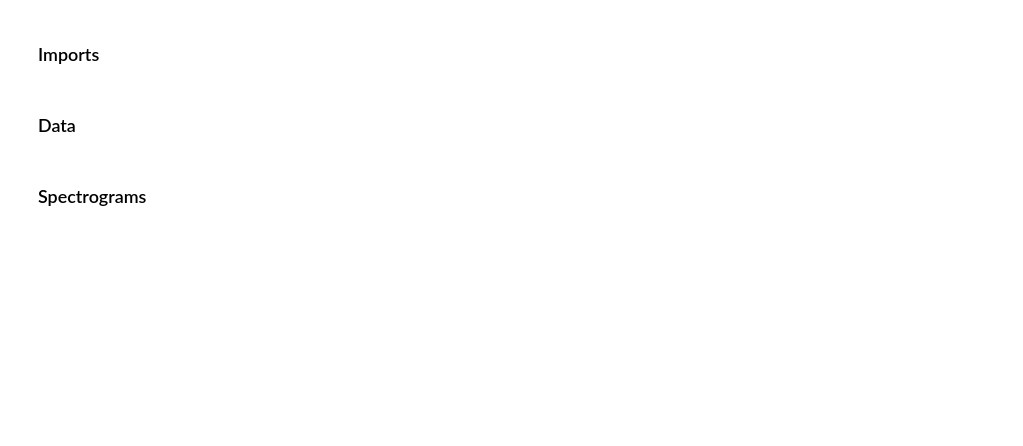
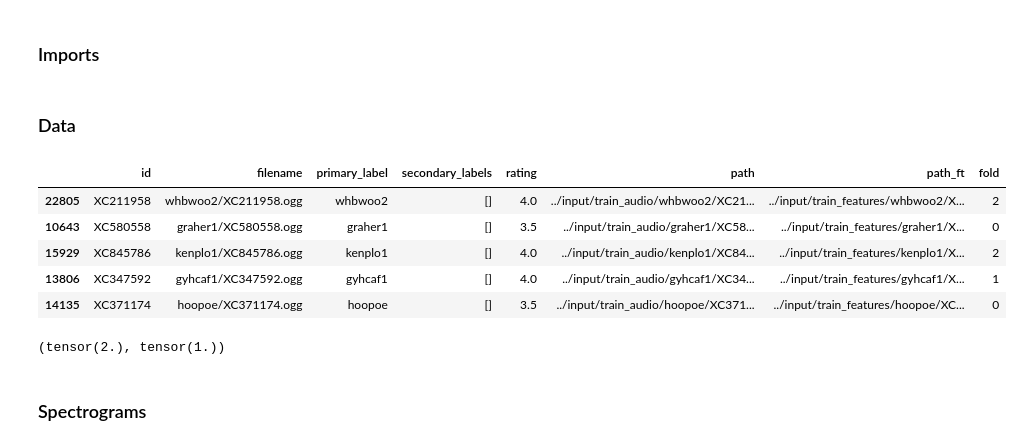
Before and after one commit to TheoViel/kaggle_birdclef2024, a Jupyter notebook: notebooks/Training.ipynb, the cells around one changed output. Cells and saved outputs as stored; diff of their text form; code cells hidden in the pictures; blank space fills up the shorter version.

```diff
--- a/notebooks/Training.ipynb
+++ b/notebooks/Training.ipynb
@@ -47,6 +49,13 @@ from training.main import k_fold
 # %%
 df = prepare_data()
 df_xc = prepare_xenocanto_data()
-df = prepare_nocall_data()
+# df = prepare_nocall_data()
 
 df.sample(5)
+# %% [output]
+|  | id | filename | primary_label | secondary_labels | rating | path | path_ft | fold |
+| 22805 | XC211958 | whbwoo2/XC211958.ogg | whbwoo2 | [] | 4.0 | ../input/train_audio/whbwoo2/XC21... | ../input/train_features/whbwoo2/X... | 2 |
+| 10643 | XC580558 | graher1/XC580558.ogg | graher1 | [] | 3.5 | ../input/train_audio/graher1/XC58... | ../input/train_features/graher1/X... | 0 |
+| 15929 | XC845786 | kenplo1/XC845786.ogg | kenplo1 | [] | 4.0 | ../input/train_audio/kenplo1/XC84... | ../input/train_features/kenplo1/X... | 2 |
+| 13806 | XC347592 | gyhcaf1/XC347592.ogg | gyhcaf1 | [] | 4.0 | ../input/train_audio/gyhcaf1/XC34... | ../input/train_features/gyhcaf1/X... | 1 |
+| 14135 | XC371174 | hoopoe/XC371174.ogg | hoopoe | [] | 3.5 | ../input/train_audio/hoopoe/XC371... | ../input/train_features/hoopoe/XC... | 0 |
@@ -70,4 +82,7 @@ for i in tqdm(range(len(dataset))):
 # %%
-wave, y, w = dataset[np.random.choice(len(dataset))]
+wave, y, y_aux, w = dataset[np.random.choice(len(dataset))]
 # w = wave
+y.sum(), y_aux.sum()
+# %% [output]
+(tensor(2.), tensor(1.))
 # %%
```
Also changed, not shown: parts of 12 cells of this notebook, 16 other files.
